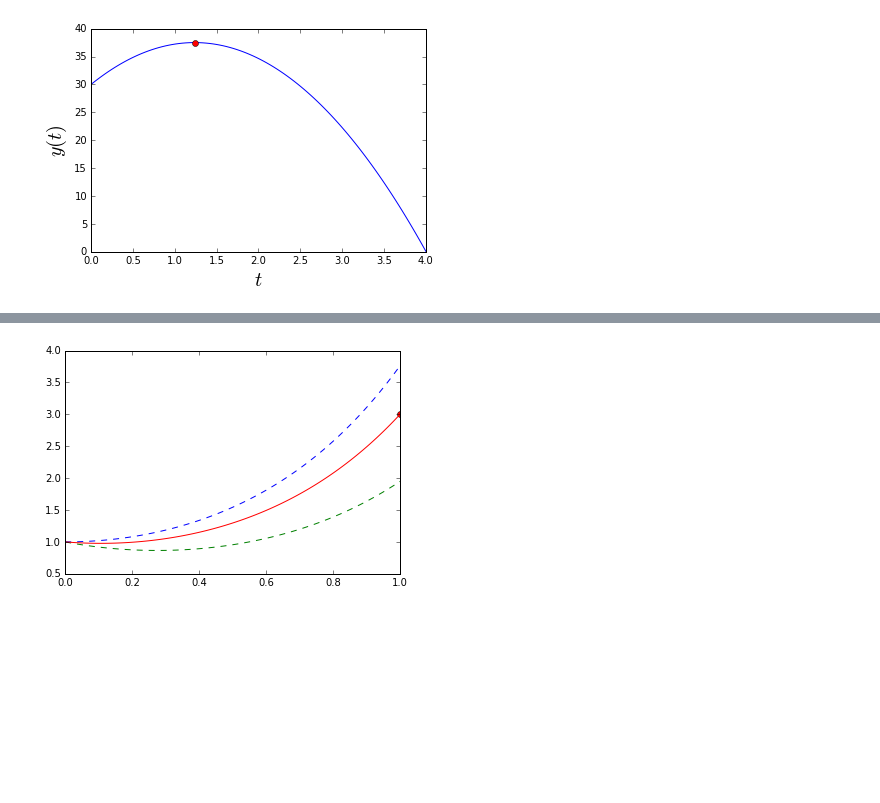
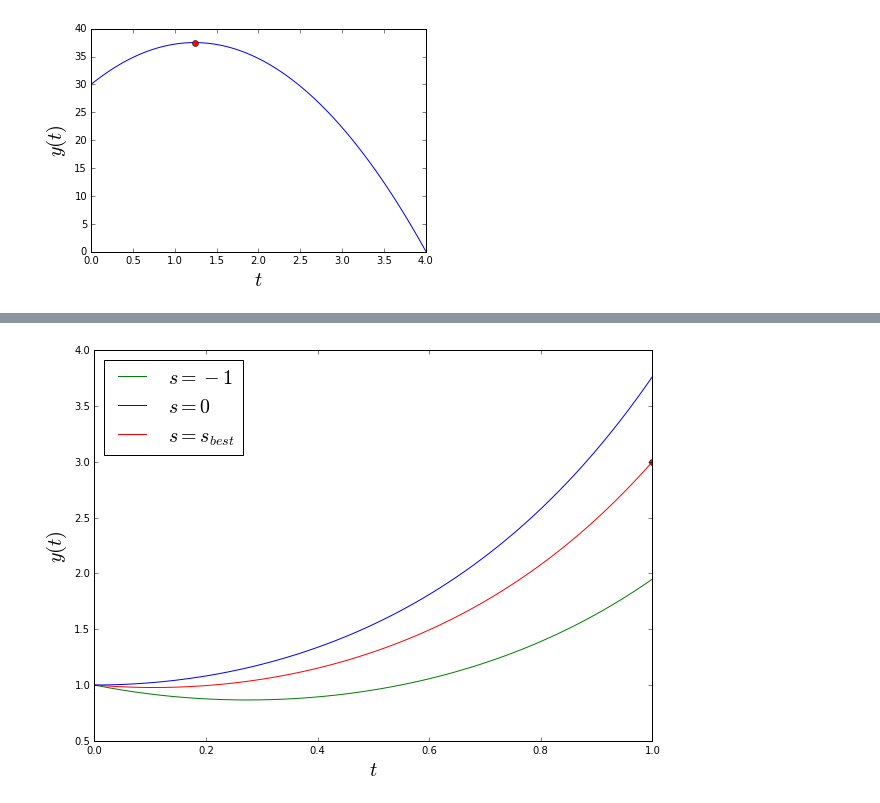
Before and after one commit to asazo/CC2, a Jupyter notebook: bvp.ipynb, the cells around one changed output, grey strips where cells are left out. Saved outputs shown, nothing was run; the diff lists cells and outputs as text; code cells hidden in the pictures; blank space fills up the shorter version.

```diff
--- a/bvp.ipynb
+++ b/bvp.ipynb
@@ -100,35 +112,39 @@ $$
 # %%
 from scipy.integrate import odeint
 from scipy.optimize import bisect
 
 a, b = (0, 1)
 yb = 3.0
 t = np.linspace(a, b, 101)
 
 ### v' = 4u
 ### u' = v
 
 def yprime(_y, t):
     v, u = _y
     return [4*u, v]
 
 def F(s):
     y0 = [s, 1]
     sol = odeint(yprime, y0, t)
     return sol[:,1][-1] - yb
 
 
-# Chequear F(-1)F(0) < 0
+# Chequear F(-1)F(0) < 0 para método de bisección
 sbest = bisect(F, -1, 0)
 
 # Plot de aproximaciones
 y1 = odeint(yprime, [-1, 1], t)
 y2 = odeint(yprime, [0, 1], t)
 ybest = odeint(yprime, [sbest, 1], t)
+plt.figure(figsize=(10,7))
 plt.plot(1, 3, 'ro')
-plt.plot(t, y1[:,1], 'g--')
-plt.plot(t, y2[:,1], 'b--')
-plt.plot(t, ybest[:,1],'r-')
+plt.plot(t, y1[:,1], 'g-', label="$s=-1$")
+plt.plot(t, y2[:,1], 'b-', label="$s=0$")
+plt.plot(t, ybest[:,1],'r-', label="$s=s_{best}$")
+plt.legend(loc='best', fontsize=20)
+plt.xlabel("$t$", fontsize=20)
+plt.ylabel("$y(t)$", fontsize=20)
 plt.show()
 # %% [output]
-[figure, old version]
+[figure, new version]
```
Also changed, not shown: parts of 2 cells of this notebook, 1 other file.
